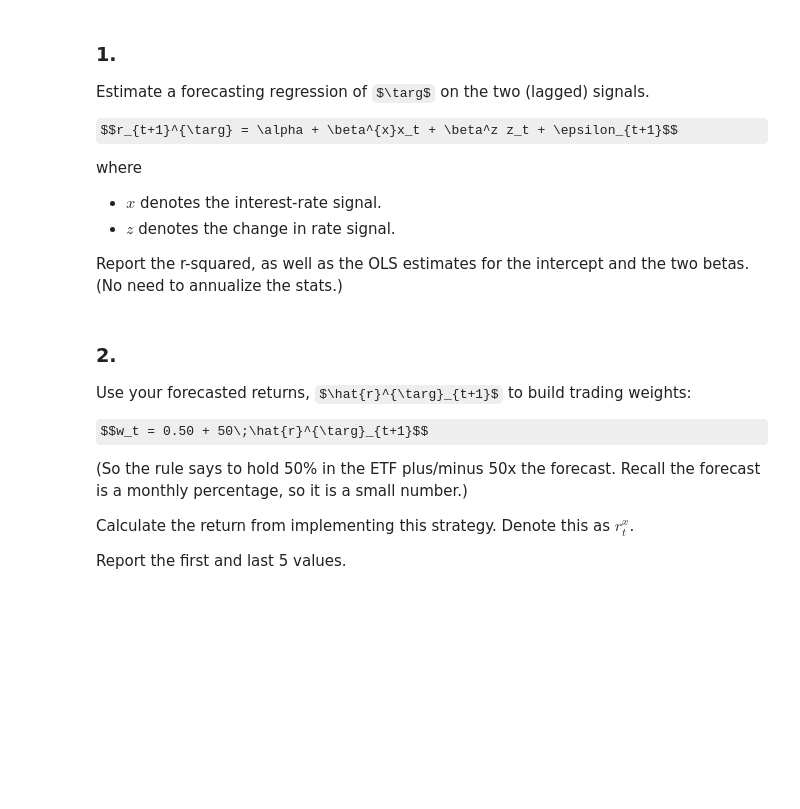
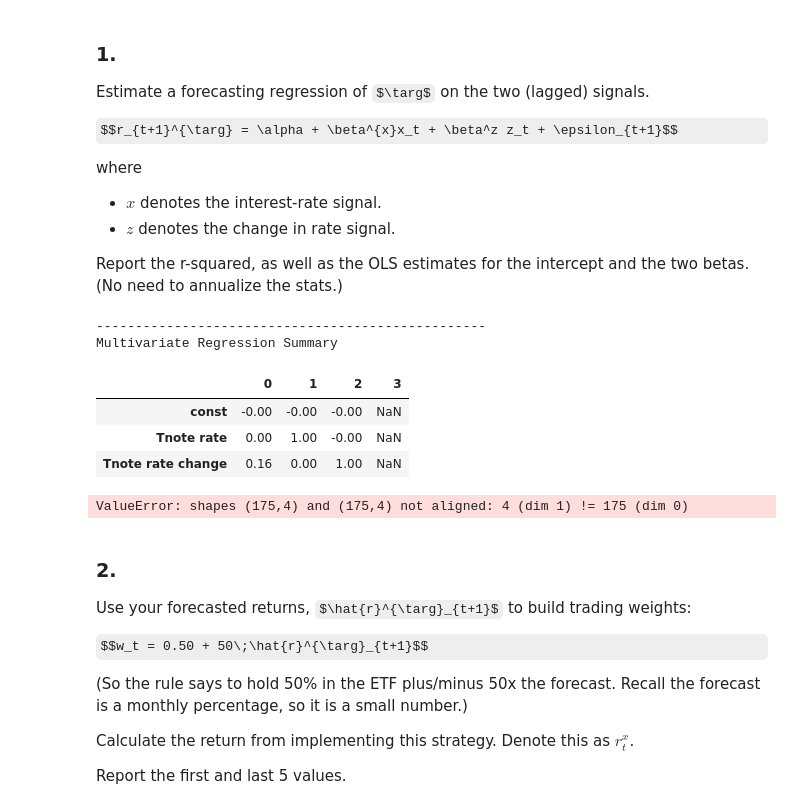
Before and after one commit to spknash/FINM-hw, a Jupyter notebook: midterm/Midterm.ipynb, the cells around one changed output. Saved outputs shown, nothing was run; the diff lists cells and outputs as text; code cells hidden in the pictures; some formulas as TeX source; blank space fills up the shorter version.

```diff
--- a/midterm/Midterm.ipynb
+++ b/midterm/Midterm.ipynb
@@ -472,6 +490,27 @@ where
 * $z$ denotes the change in rate signal.
 
 Report the r-squared, as well as the OLS estimates for the intercept and the two betas. (No need to annualize the stats.)
+# %%
+
+
+
+# Multi-variate regression.\
+signals = pd.concat([pd.DataFrame(forecasting['Tnote rate']), pd.DataFrame(forecasting['Tnote rate change'])], axis=1)
+multi_regr = sm.OLS(forecasting, sm.add_constant(signals)).fit()
+forecasting['Multi'] = multi_regr.params[0] + multi_regr.params[1] * forecasting['Tnote rate'] + multi_regr.params[2] * forecasting['Tnote rate change']
+
+print('-'*50)
+print('Multivariate Regression Summary')
+display(multi_regr.params)
+print(f'R^2: {multi_regr.rsquared:.4f}')
+# %% [output]
+--------------------------------------------------
+Multivariate Regression Summary
+|  | 0 | 1 | 2 | 3 |
+| const | -0.00 | -0.00 | -0.00 | NaN |
+| Tnote rate | 0.00 | 1.00 | -0.00 | NaN |
+| Tnote rate change | 0.16 | 0.00 | 1.00 | NaN |
+ValueError: shapes (175,4) and (175,4) not aligned: 4 (dim 1) != 175 (dim 0)
 # %% [markdown]
 ### 2.
 
```
Also changed, not shown: parts of 4 cells of this notebook.
